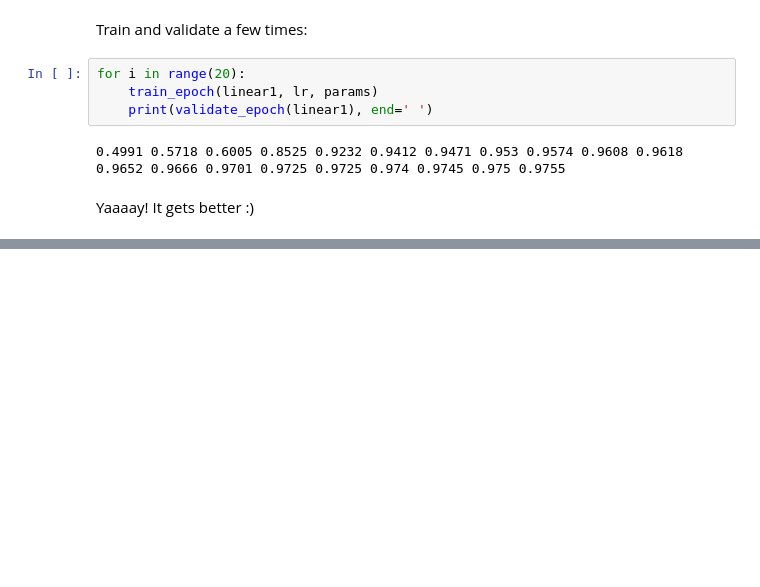
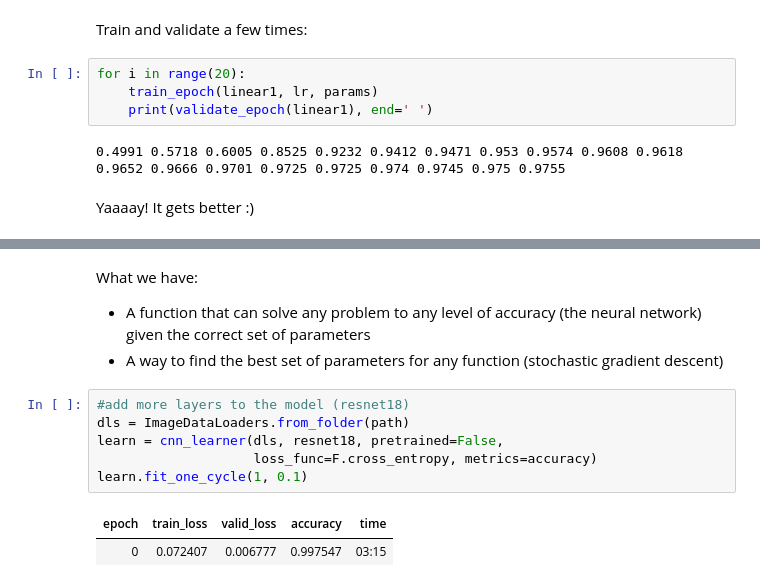
Before and after one commit to LeyloJohnny/First-ML, a Jupyter notebook: Advances_3_or_7.ipynb, the cells around one changed output, grey strips where cells are left out. Saved outputs shown, nothing was run; the diff lists cells and outputs as text; blank space fills up the shorter version.

```diff
--- a/Advances_3_or_7.ipynb
+++ b/Advances_3_or_7.ipynb
@@ -280,0 +335,13 @@ Yaaaay! It gets better :)
+# %% [markdown]
+What we have:
+- A function that can solve any problem to any level of accuracy (the neural network) given the correct set of parameters
+- A way to find the best set of parameters for any function (stochastic gradient descent)
+# %%
+#add more layers to the model (resnet18)
+dls = ImageDataLoaders.from_folder(path)
+learn = cnn_learner(dls, resnet18, pretrained=False,
+                    loss_func=F.cross_entropy, metrics=accuracy)
+learn.fit_one_cycle(1, 0.1)
+# %% [output]
+| epoch | train_loss | valid_loss | accuracy | time |
+| 0 | 0.072407 | 0.006777 | 0.997547 | 03:15 |
```
Also changed, not shown: parts of 13 cells of this notebook.
